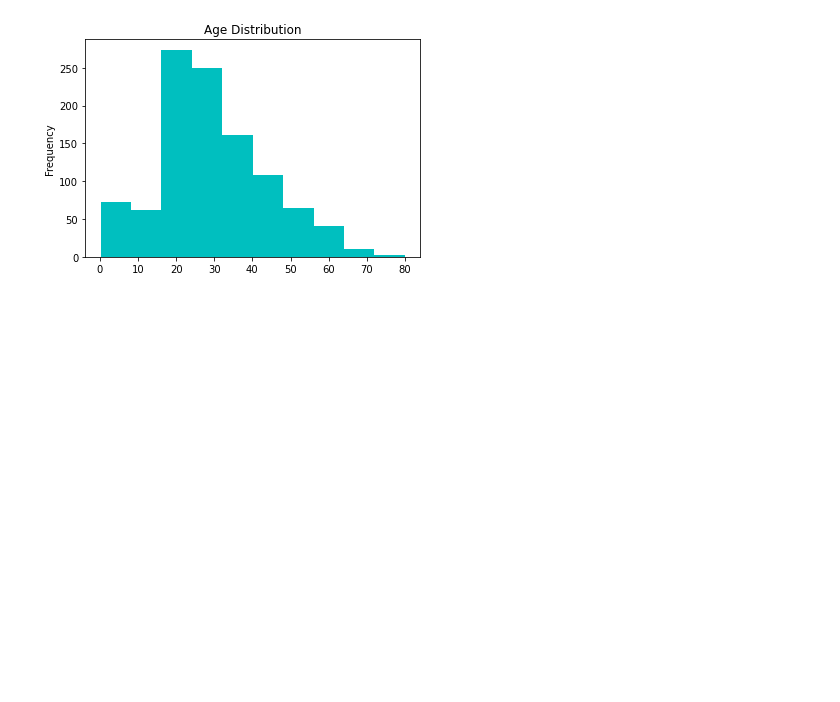
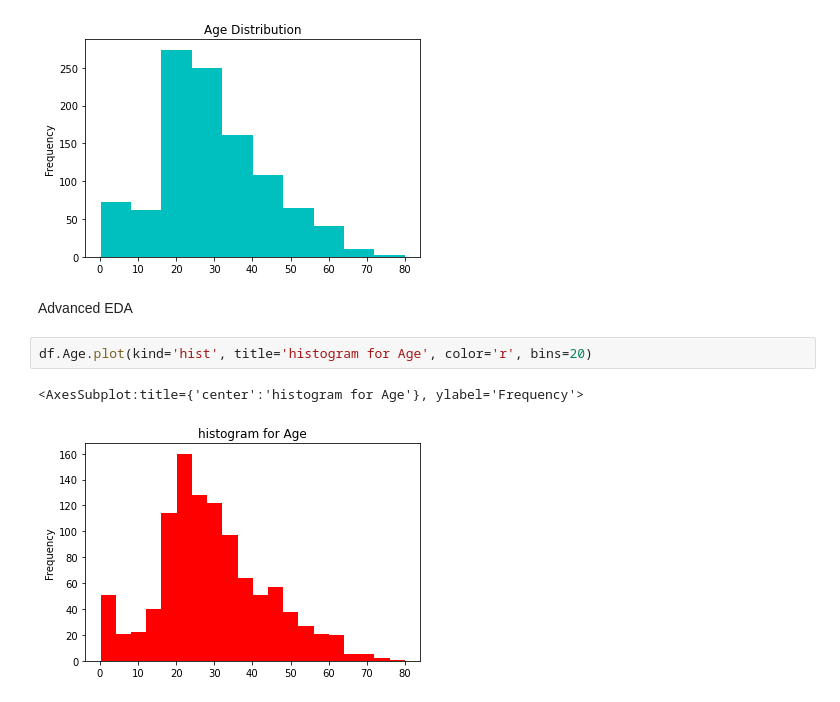
Before and after one commit to gbolahanolumade/Visual, a Jupyter notebook: Visual.ipynb, the cells around one changed output. Cells and saved outputs as stored; diff of their text form; blank space fills up the shorter version.

Commit message:
Advanced EDA

```diff
--- a/Visual.ipynb
+++ b/Visual.ipynb
@@ -271,3 +271,10 @@ df.Age.plot(kind='hist', rot=0, title='Age Distribution', color='c')
 # %% [output]
 <AxesSubplot:title={'center':'Age Distribution'}, ylabel='Frequency'>
 [figure]
+# %% [markdown]
+Advanced EDA
+# %%
+df.Age.plot(kind='hist', title='histogram for Age', color='r', bins=20)
+# %% [output]
+<AxesSubplot:title={'center':'histogram for Age'}, ylabel='Frequency'>
+[figure, added]
```
Also changed, not shown: parts of 19 cells of this notebook.
